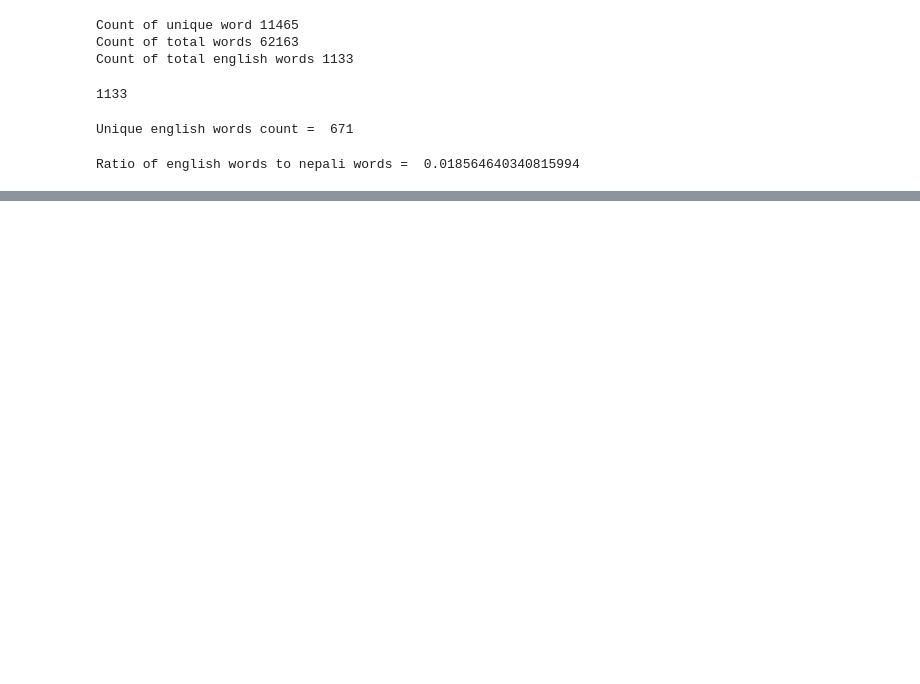
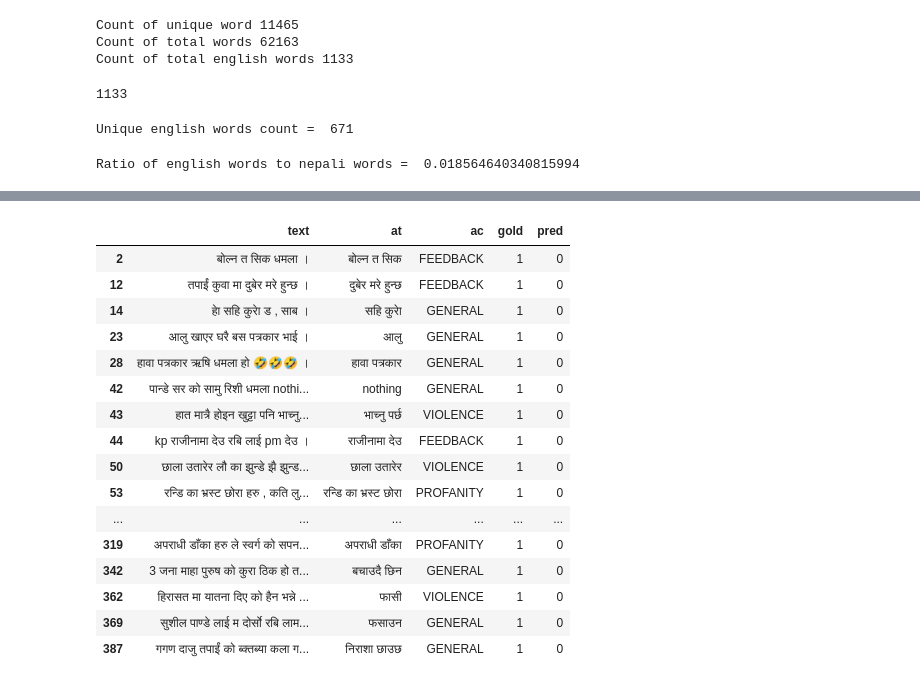
Before and after one commit to oya163/nepali-sentiment-analysis, a Jupyter notebook: playground/playground.ipynb, the cells around one changed output, grey strips where cells are left out. Saved outputs shown, nothing was run; the diff lists cells and outputs as text; code cells hidden in the pictures; blank space fills up the shorter version.

```diff
--- a/playground/playground.ipynb
+++ b/playground/playground.ipynb
@@ -578,0 +632,22 @@ Ratio of english words to nepali words =  0.018564640340815994
+# %%
+# Checking false positive
+df_false_pos=df.loc[(df['gold']==1) & (df['pred']==0)]
+df_false_pos
+# %% [output]
+|  | text | at | ac | gold | pred |
+| 2 | बोल्न त सिक धमला । | बोल्न त सिक | FEEDBACK | 1 | 0 |
+| 12 | तपाईं कुवा मा दुबेर मरे हुन्छ । | दुबेर मरे हुन्छ | FEEDBACK | 1 | 0 |
+| 14 | हाे सहि कुराे ड , साब । | सहि कुराे | GENERAL | 1 | 0 |
+| 23 | आलु खाएर घरै बस पत्रकार भाई । | आलु | GENERAL | 1 | 0 |
+| 28 | हावा पत्रकार ऋषि धमला हो 🤣🤣🤣 । | हावा पत्रकार | GENERAL | 1 | 0 |
+| 42 | पान्डे सर को सामु रिशी धमला nothi... | nothing | GENERAL | 1 | 0 |
+| 43 | हात मात्रै होइन खुट्टा पनि भाच्नु... | भाच्नु पर्छ | VIOLENCE | 1 | 0 |
+| 44 | kp राजीनामा देउ रबि लाई pm देउ । | राजीनामा देउ | FEEDBACK | 1 | 0 |
+| 50 | छाला उतारेर लौ का झुन्डे झै झुन्ड... | छाला उतारेर | VIOLENCE | 1 | 0 |
+| 53 | रन्डि का भ्रस्ट छोरा हरु , कति लु... | रन्डि का भ्रस्ट छोरा | PROFANITY | 1 | 0 |
+| ... | ... | ... | ... | ... | ... |
+| 319 | अपराधी डाँका हरु ले स्वर्ग को सपन... | अपराधी डाँका | PROFANITY | 1 | 0 |
+| 342 | 3 जना माहा पुरुष को कुरा ठिक हो त... | बचाउदै छिन | GENERAL | 1 | 0 |
+| 362 | हिरासत मा यातना दिए को हैन भन्ने ... | फासी | VIOLENCE | 1 | 0 |
+| 369 | सुशील पाण्डे लाई म दोर्सो रबि लाम... | फसाउन | GENERAL | 1 | 0 |
+| 387 | गगण दाजु तपाईं को ब्क्तब्या कला ग... | निराशा छाउछ | GENERAL | 1 | 0 |
```
Also changed, not shown: parts of 12 cells of this notebook, 1 other file.
